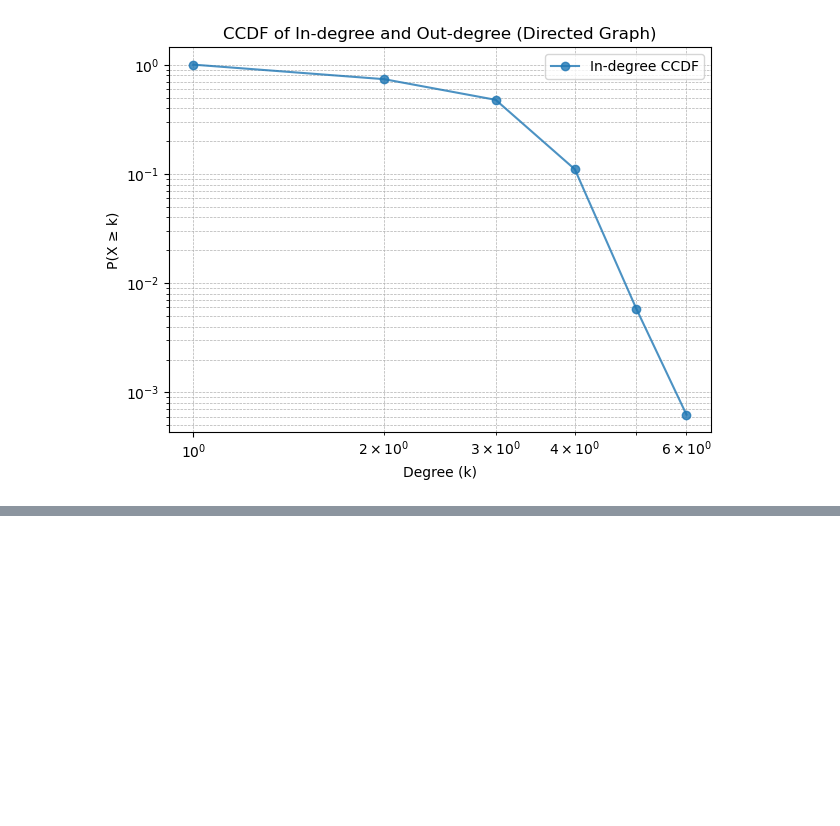
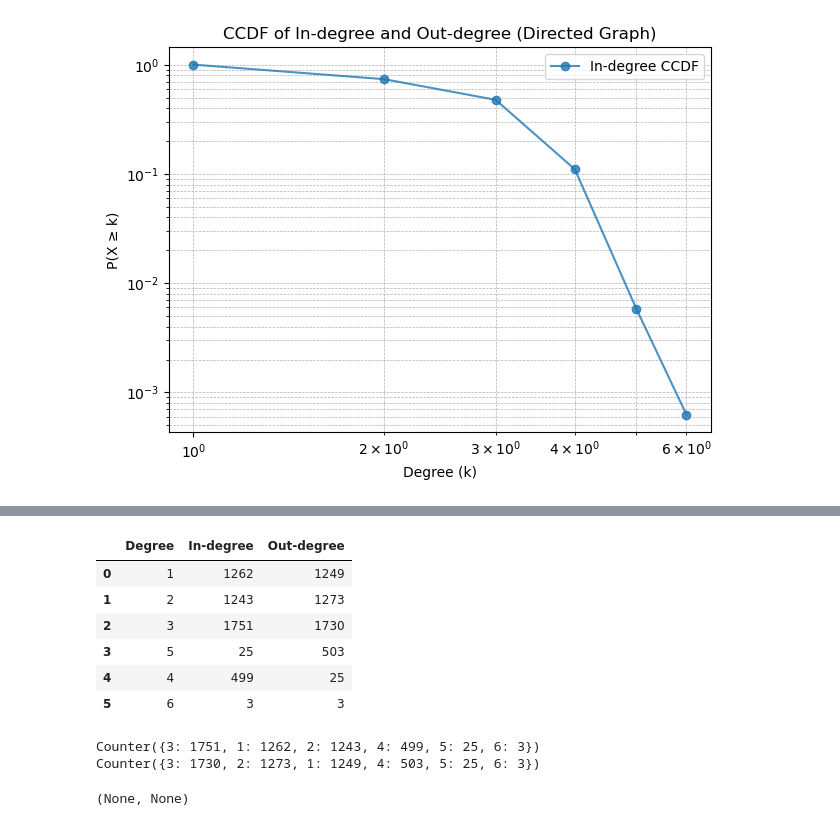
Before and after one commit to pocem/goldcoast_road_traffic_network, a Jupyter notebook: EDA.ipynb, the cells around one changed output, grey strips where cells are left out. Drawn from its saved outputs; the diff is of its cells as text; code cells hidden in the pictures; blank space fills up the shorter version.

```diff
--- a/EDA.ipynb
+++ b/EDA.ipynb
@@ -72,0 +148,16 @@ plt.show()
+# %%
+df
+# %% [output]
+|  | Degree | In-degree | Out-degree |
+| 0 | 1 | 1262 | 1249 |
+| 1 | 2 | 1243 | 1273 |
+| 2 | 3 | 1751 | 1730 |
+| 3 | 5 | 25 | 503 |
+| 4 | 4 | 499 | 25 |
+| 5 | 6 | 3 | 3 |
+# %%
+print(in_deg),print(out_deg)
+# %% [output]
+Counter({3: 1751, 1: 1262, 2: 1243, 4: 499, 5: 25, 6: 3})
+Counter({3: 1730, 2: 1273, 1: 1249, 4: 503, 5: 25, 6: 3})
+(None, None)
```
Also changed, not shown: parts of 9 cells of this notebook, 3 other files.
